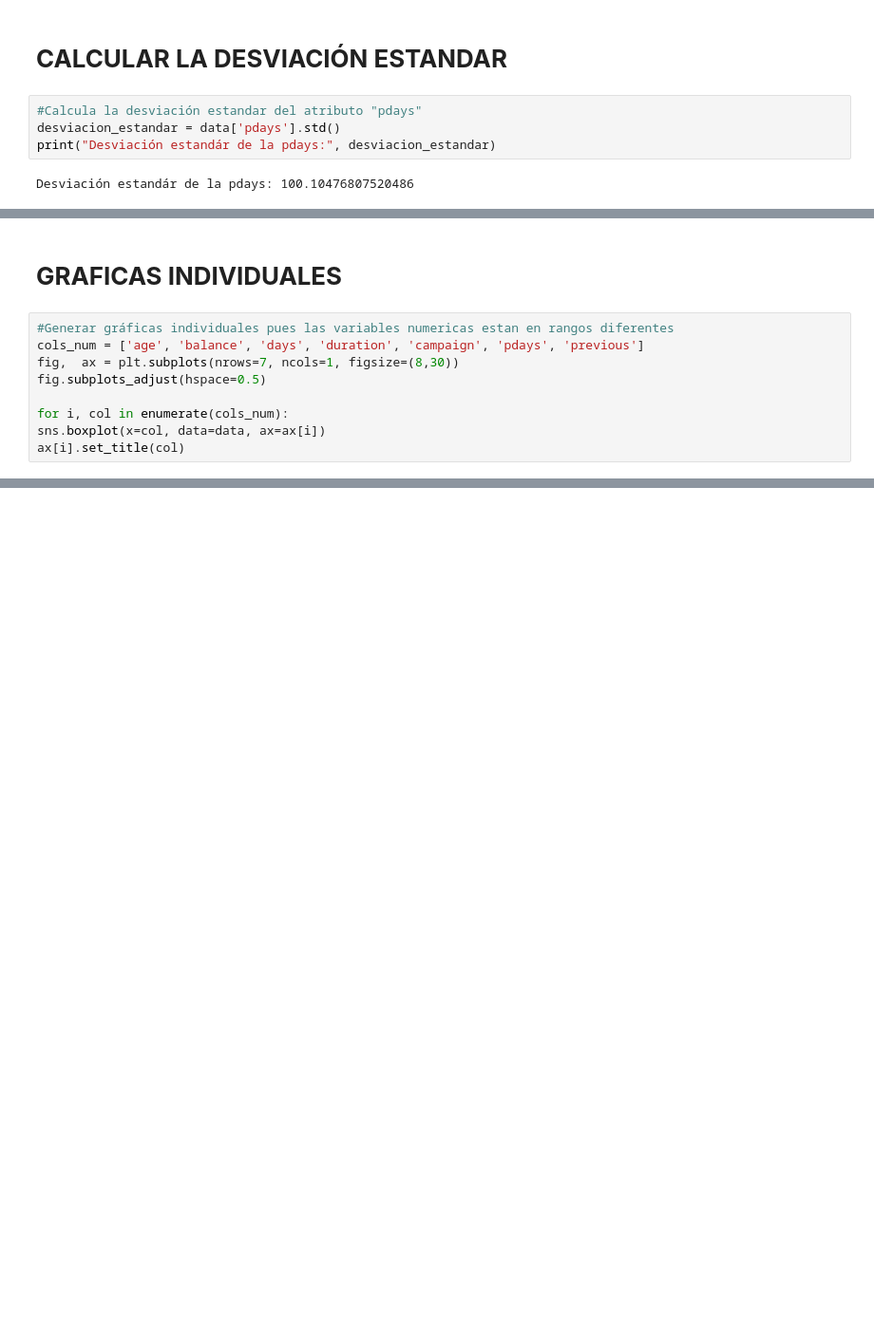
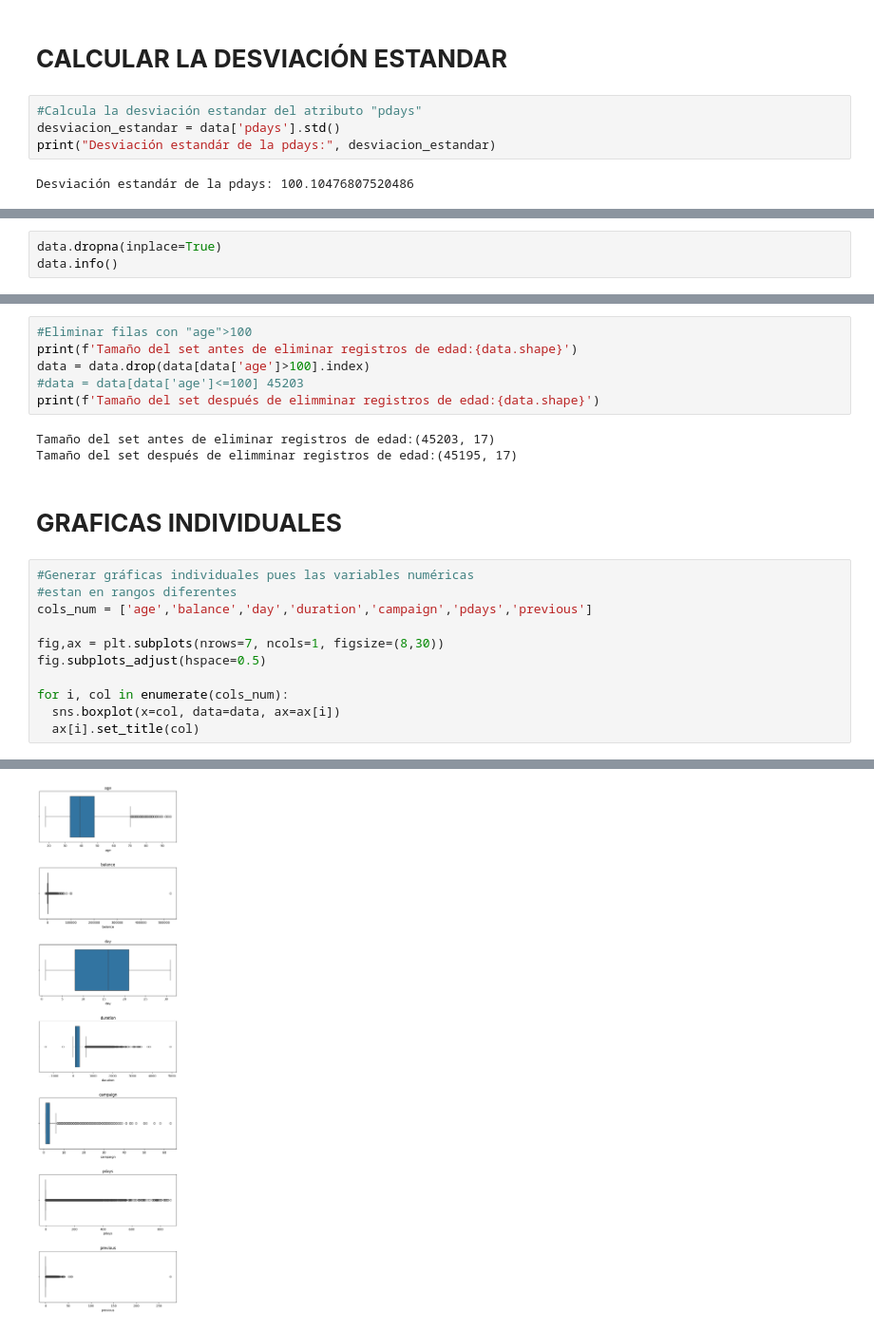
Before and after one commit to JuliethAE/TalentoTech, a Jupyter notebook: LIMPIEZA_DE_DATOS.ipynb, the cells around one changed output, grey strips where cells are left out. Shown at 95% size. Drawn from its saved outputs; the diff is of its cells as text; blank space fills up the shorter version.

```diff
--- a/LIMPIEZA_DE_DATOS.ipynb
+++ b/LIMPIEZA_DE_DATOS.ipynb
@@ -163,0 +153,3 @@ import matplotlib.pyplot as plt
+# %%
+data.dropna(inplace=True)
+data.info()
@@ -164,12 +187,23 @@ import matplotlib.pyplot as plt
+# %%
+#Eliminar filas con "age">100
+print(f'Tamaño del set antes de eliminar registros de edad:{data.shape}')
+data = data.drop(data[data['age']>100].index)
+#data = data[data['age']<=100] 45203
+print(f'Tamaño del set después de elimminar registros de edad:{data.shape}')
+# %% [output]
+Tamaño del set antes de eliminar registros de edad:(45203, 17)
+Tamaño del set después de elimminar registros de edad:(45195, 17)
 # %% [markdown]
 # **GRAFICAS INDIVIDUALES**
 # %%
-#Generar gráficas individuales pues las variables numericas estan en rangos diferentes
-cols_num = ['age', 'balance', 'days', 'duration', 'campaign', 'pdays', 'previous']
-fig,  ax = plt.subplots(nrows=7, ncols=1, figsize=(8,30))
+#Generar gráficas individuales pues las variables numéricas
+#estan en rangos diferentes
+cols_num = ['age','balance','day','duration','campaign','pdays','previous']
+
+fig,ax = plt.subplots(nrows=7, ncols=1, figsize=(8,30))
 fig.subplots_adjust(hspace=0.5)
 
 for i, col in enumerate(cols_num):
-sns.boxplot(x=col, data=data, ax=ax[i])
-ax[i].set_title(col)
+  sns.boxplot(x=col, data=data, ax=ax[i])
+  ax[i].set_title(col)
 # %% [output]
@@ -176,0 +210 @@ IndentationError: expected an indented block after 'for' statement on line 6 (<i
+[figure, added]
```
Also changed, not shown: parts of 8 cells of this notebook.
